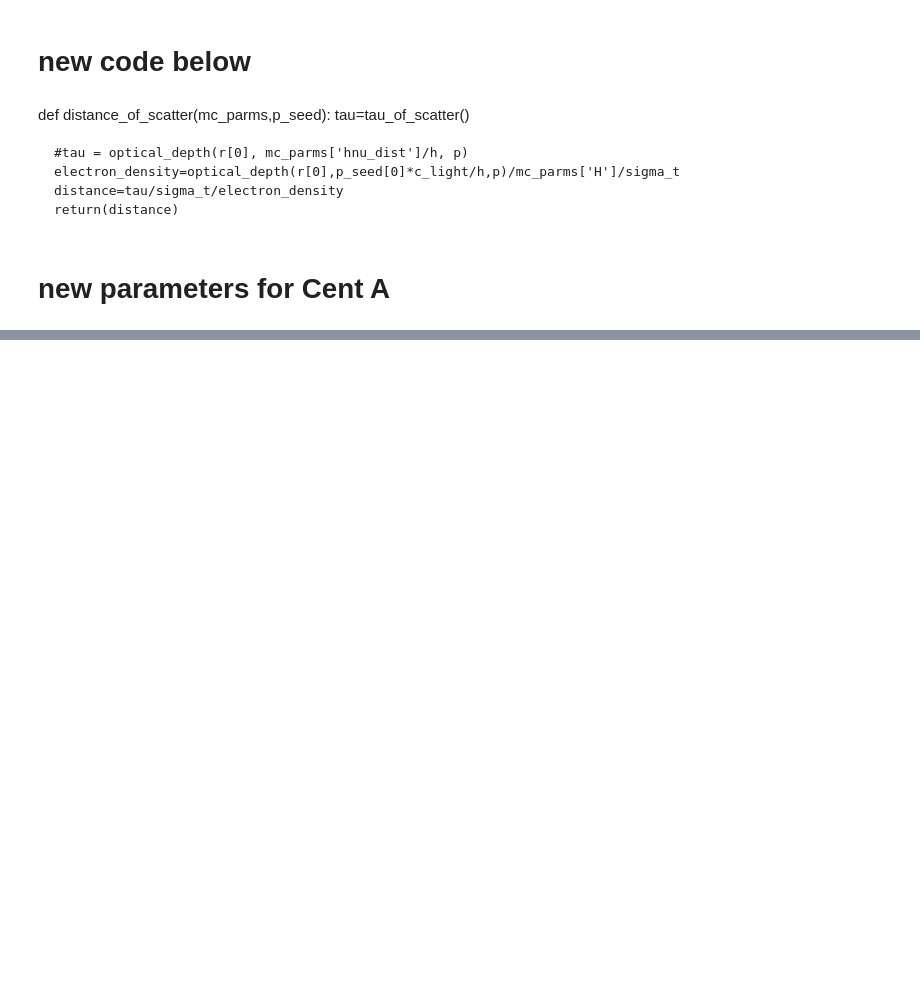
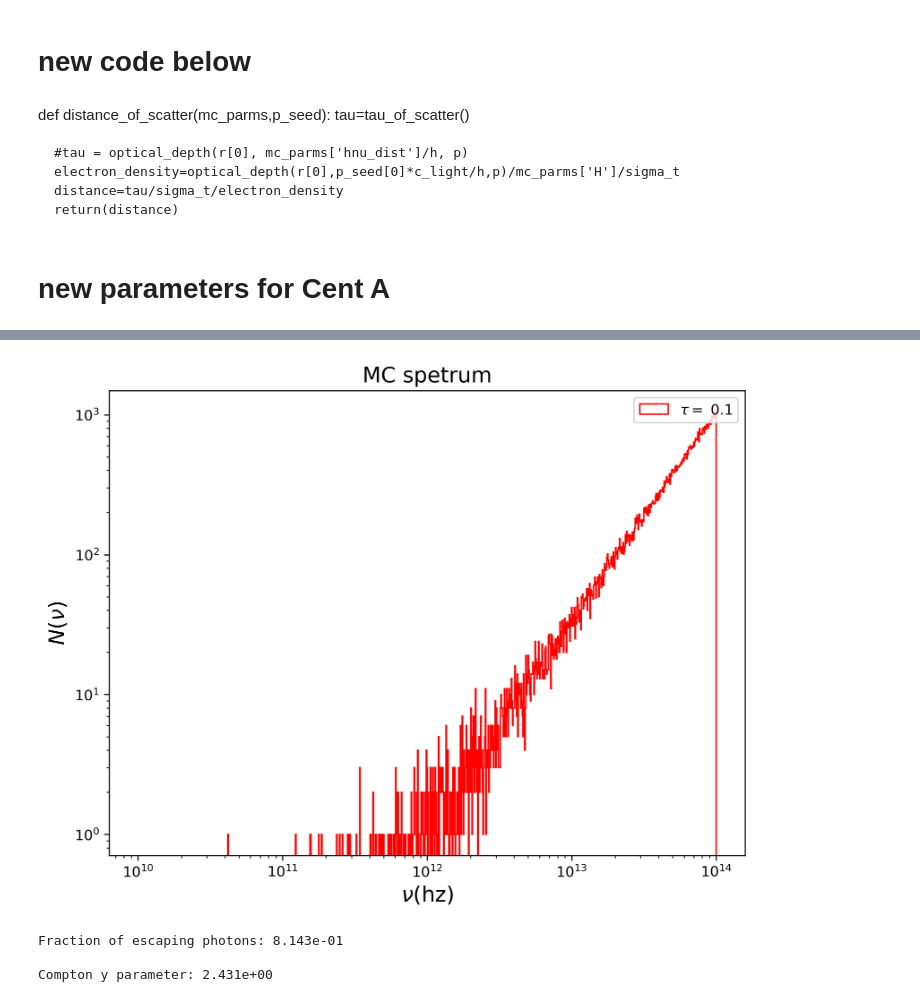
Before and after one commit to afinemax/extreme_astrophysics_2023, a Jupyter notebook: ps5/max_fine_project.ipynb, the cells around one changed output, grey strips where cells are left out. Saved outputs shown, nothing was run; the diff lists cells and outputs as text; code cells hidden in the pictures; blank space fills up the shorter version.

```diff
--- a/ps5/max_fine_project.ipynb
+++ b/ps5/max_fine_project.ipynb
@@ -794,0 +872,19 @@ power_law_index = p
+# %%
+# now we just put everything together
+
+# we make the aformentioned distrubutions prior to this
+
+mc_parms={'n_photons':int(1e5),         # start somewhat small and go up
+            'kt_seeds':1.6e-9,         # not sure if it breaks if i take it out
+            'H':r[0],                   # r[0]
+            'velocity':3e10 * 0.3,            # 30% speed of light-
+            'tau':.1,                 # tau ~ 0.1: Small-ish optical depth # t=1 for photosphere
+            'v_dist':v_power,      # name of velocity distribution function for electrons
+            'hnu_dist':f_of_jet_slice,  # name of photon distribution function
+            }
+hnu_scattered,hnu_seeds=plot_mc(mc_parms,bins=freq_arr, xlims=[1, 1e10])
+# %% [output]
+[figure, added]
+Fraction of escaping photons: 8.143e-01
+
+Compton y parameter: 2.431e+00
```
Also changed, not shown: parts of 9 cells of this notebook.
